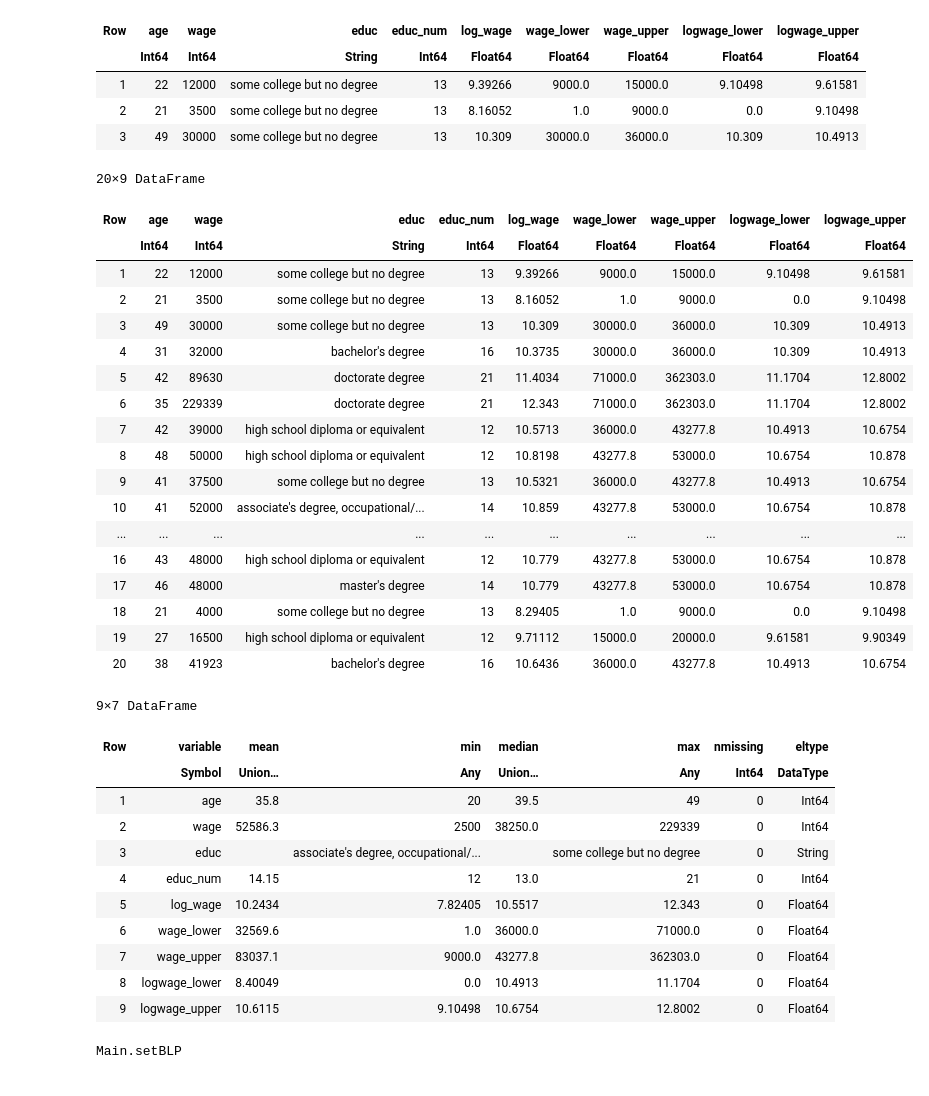
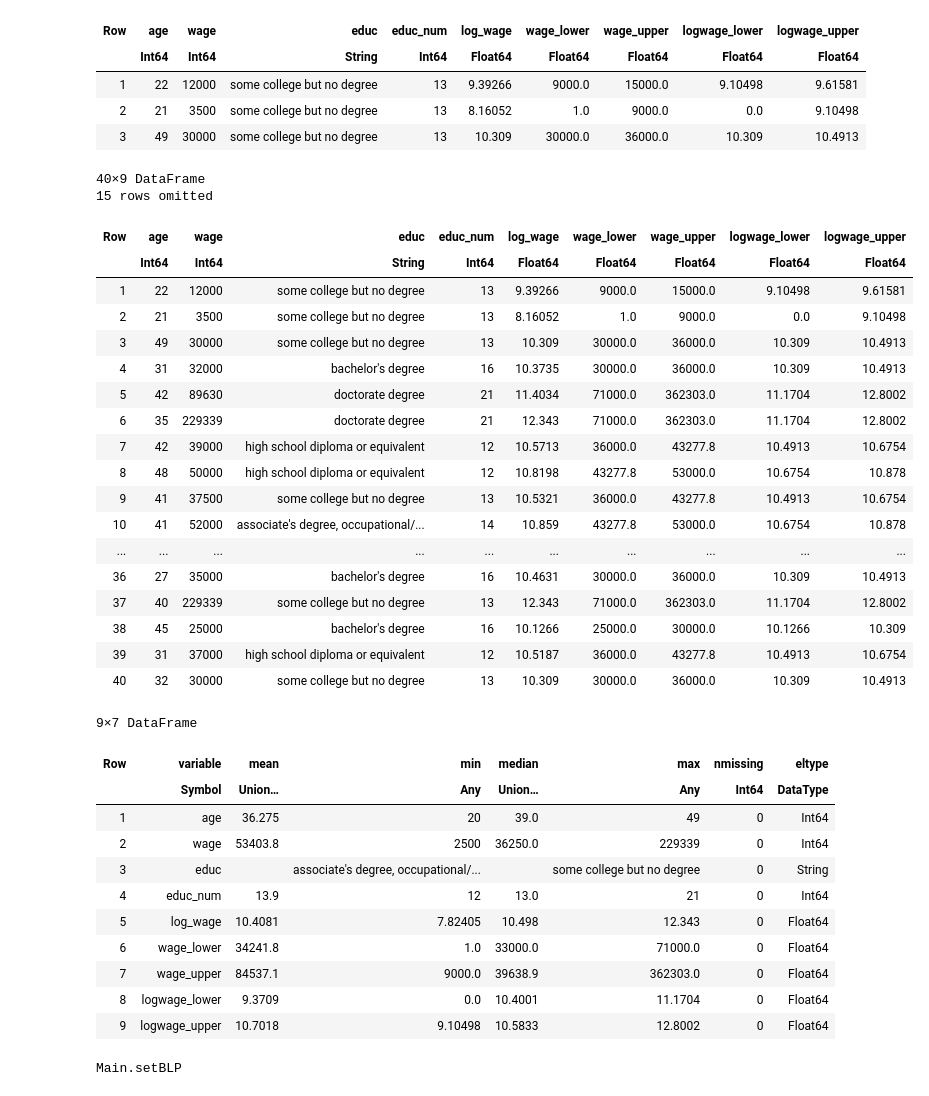
Before and after one commit to ArieBeresteanu/Bounds.jl, a Jupyter notebook: notebooks/test_identification_polygon.ipynb, the cells around one changed output. Cells and saved outputs as stored; diff of their text form; code cells hidden in the pictures.

```diff
--- a/notebooks/test_identification_polygon.ipynb
+++ b/notebooks/test_identification_polygon.ipynb
@@ -84,42 +84,44 @@ first(cps,3)
 | 2 | 21 | 3500 | some college but no degree | 13 | 8.16052 | 1.0 | 9000.0 | 0.0 | 9.10498 |
 | 3 | 49 | 30000 | some college but no degree | 13 | 10.309 | 30000.0 | 36000.0 | 10.309 | 10.4913 |
 # %%
-df = cps[1:20,:]
+N = 40
+df = cps[1:N,:]
 # %% [output]
-20×9 DataFrame
+40×9 DataFrame
+15 rows omitted
 | Row | age | wage | educ | educ_num | log_wage | wage_lower | wage_upper | logwage_lower | logwage_upper |
 |  | Int64 | Int64 | String | Int64 | Float64 | Float64 | Float64 | Float64 | Float64 |
 | 1 | 22 | 12000 | some college but no degree | 13 | 9.39266 | 9000.0 | 15000.0 | 9.10498 | 9.61581 |
 | 2 | 21 | 3500 | some college but no degree | 13 | 8.16052 | 1.0 | 9000.0 | 0.0 | 9.10498 |
 | 3 | 49 | 30000 | some college but no degree | 13 | 10.309 | 30000.0 | 36000.0 | 10.309 | 10.4913 |
 | 4 | 31 | 32000 | bachelor's degree | 16 | 10.3735 | 30000.0 | 36000.0 | 10.309 | 10.4913 |
 | 5 | 42 | 89630 | doctorate degree | 21 | 11.4034 | 71000.0 | 362303.0 | 11.1704 | 12.8002 |
 | 6 | 35 | 229339 | doctorate degree | 21 | 12.343 | 71000.0 | 362303.0 | 11.1704 | 12.8002 |
 | 7 | 42 | 39000 | high school diploma or equivalent | 12 | 10.5713 | 36000.0 | 43277.8 | 10.4913 | 10.6754 |
 | 8 | 48 | 50000 | high school diploma or equivalent | 12 | 10.8198 | 43277.8 | 53000.0 | 10.6754 | 10.878 |
 | 9 | 41 | 37500 | some college but no degree | 13 | 10.5321 | 36000.0 | 43277.8 | 10.4913 | 10.6754 |
 | 10 | 41 | 52000 | associate's degree, occupational/... | 14 | 10.859 | 43277.8 | 53000.0 | 10.6754 | 10.878 |
 | ... | ... | ... | ... | ... | ... | ... | ... | ... | ... |
-| 16 | 43 | 48000 | high school diploma or equivalent | 12 | 10.779 | 43277.8 | 53000.0 | 10.6754 | 10.878 |
-| 17 | 46 | 48000 | master's degree | 14 | 10.779 | 43277.8 | 53000.0 | 10.6754 | 10.878 |
-| 18 | 21 | 4000 | some college but no degree | 13 | 8.29405 | 1.0 | 9000.0 | 0.0 | 9.10498 |
-| 19 | 27 | 16500 | high school diploma or equivalent | 12 | 9.71112 | 15000.0 | 20000.0 | 9.61581 | 9.90349 |
-| 20 | 38 | 41923 | bachelor's degree | 16 | 10.6436 | 36000.0 | 43277.8 | 10.4913 | 10.6754 |
+| 36 | 27 | 35000 | bachelor's degree | 16 | 10.4631 | 30000.0 | 36000.0 | 10.309 | 10.4913 |
+| 37 | 40 | 229339 | some college but no degree | 13 | 12.343 | 71000.0 | 362303.0 | 11.1704 | 12.8002 |
+| 38 | 45 | 25000 | bachelor's degree | 16 | 10.1266 | 25000.0 | 30000.0 | 10.1266 | 10.309 |
+| 39 | 31 | 37000 | high school diploma or equivalent | 12 | 10.5187 | 36000.0 | 43277.8 | 10.4913 | 10.6754 |
+| 40 | 32 | 30000 | some college but no degree | 13 | 10.309 | 30000.0 | 36000.0 | 10.309 | 10.4913 |
 # %%
 describe(df)
 # %% [output]
 9×7 DataFrame
 | Row | variable | mean | min | median | max | nmissing | eltype |
 |  | Symbol | Union… | Any | Union… | Any | Int64 | DataType |
-| 1 | age | 35.8 | 20 | 39.5 | 49 | 0 | Int64 |
-| 2 | wage | 52586.3 | 2500 | 38250.0 | 229339 | 0 | Int64 |
+| 1 | age | 36.275 | 20 | 39.0 | 49 | 0 | Int64 |
+| 2 | wage | 53403.8 | 2500 | 36250.0 | 229339 | 0 | Int64 |
 | 3 | educ |  | associate's degree, occupational/... |  | some college but no degree | 0 | String |
-| 4 | educ_num | 14.15 | 12 | 13.0 | 21 | 0 | Int64 |
-| 5 | log_wage | 10.2434 | 7.82405 | 10.5517 | 12.343 | 0 | Float64 |
-| 6 | wage_lower | 32569.6 | 1.0 | 36000.0 | 71000.0 | 0 | Float64 |
-| 7 | wage_upper | 83037.1 | 9000.0 | 43277.8 | 362303.0 | 0 | Float64 |
-| 8 | logwage_lower | 8.40049 | 0.0 | 10.4913 | 11.1704 | 0 | Float64 |
-| 9 | logwage_upper | 10.6115 | 9.10498 | 10.6754 | 12.8002 | 0 | Float64 |
+| 4 | educ_num | 13.9 | 12 | 13.0 | 21 | 0 | Int64 |
+| 5 | log_wage | 10.4081 | 7.82405 | 10.498 | 12.343 | 0 | Float64 |
+| 6 | wage_lower | 34241.8 | 1.0 | 33000.0 | 71000.0 | 0 | Float64 |
+| 7 | wage_upper | 84537.1 | 9000.0 | 39638.9 | 362303.0 | 0 | Float64 |
+| 8 | logwage_lower | 9.3709 | 0.0 | 10.4001 | 11.1704 | 0 | Float64 |
+| 9 | logwage_upper | 10.7018 | 9.10498 | 10.5833 | 12.8002 | 0 | Float64 |
 # %%
 include("C:\\Users\\arie\\OneDrive - University of Pittsburgh\\Bounds.jl\\src\\setBLP.jl")
 # %% [output]
```
Also changed, not shown: parts of 5 cells of this notebook, 1 other file.
